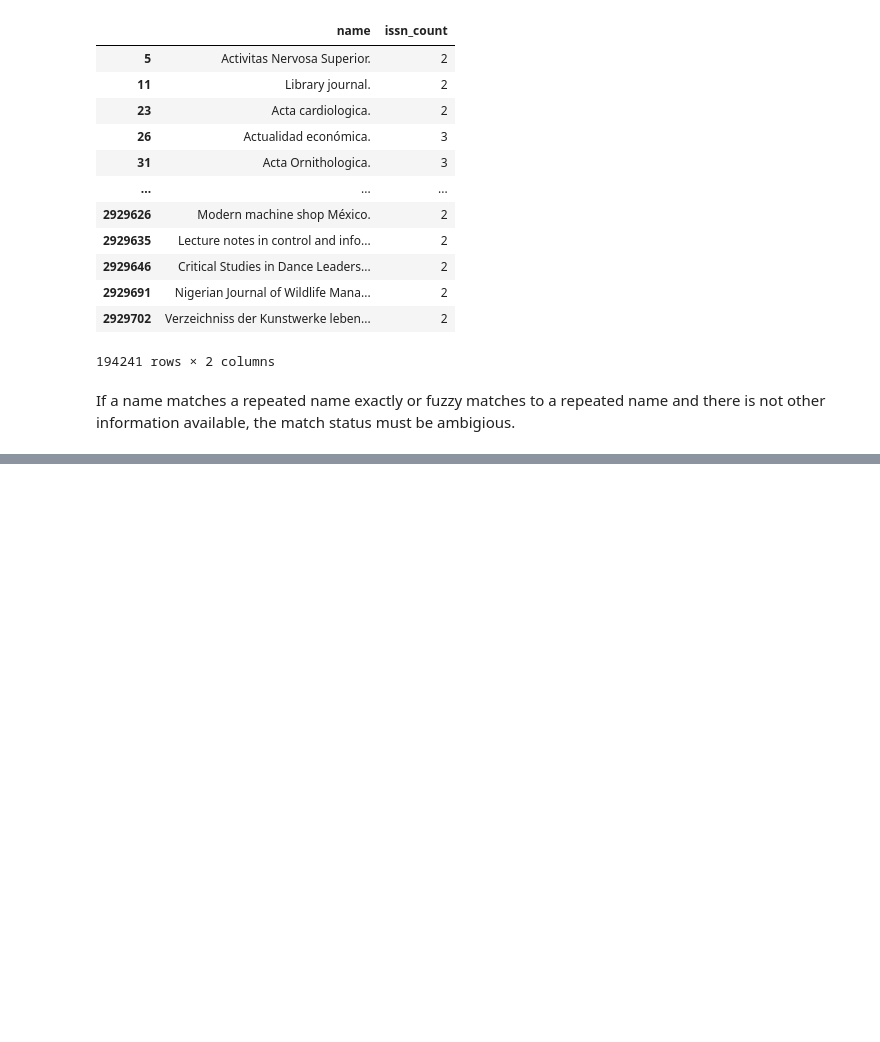
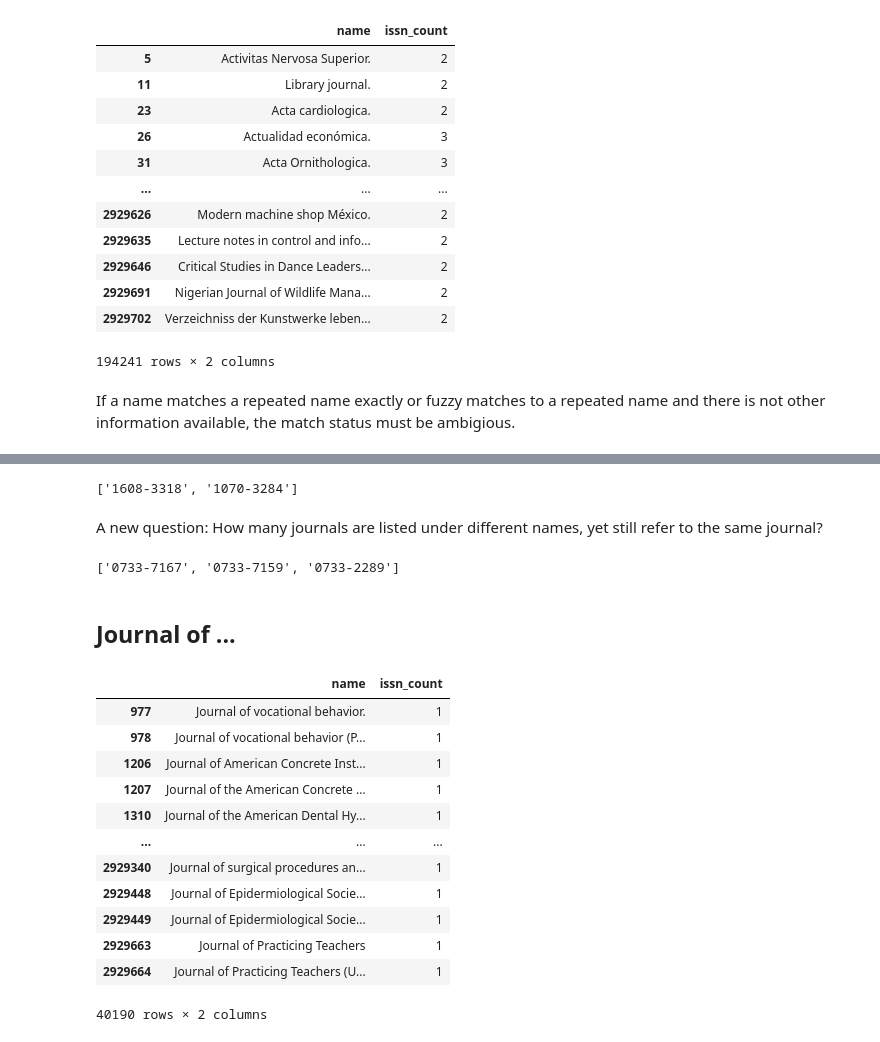
Before and after one commit to miku/fuzzycat, a Jupyter notebook: notebooks/Journal_Names.ipynb, the cells around one changed output, grey strips where cells are left out. Drawn from its saved outputs; the diff is of its cells as text; code cells hidden in the pictures; blank space fills up the shorter version.

```diff
--- a/notebooks/Journal_Names.ipynb
+++ b/notebooks/Journal_Names.ipynb
@@ -243,0 +334,28 @@ If a name matches a repeated name exactly or fuzzy matches to a repeated name an
+# %%
+mapping["Russian journal of coordination chemistry."]
+# %% [output]
+['1608-3318', '1070-3284']
+# %% [markdown]
+A new question: How many journals are listed under different names, yet still refer to the same journal?
+# %%
+mapping["San Bernardino County popular street atlas"]
+# %% [output]
+['0733-7167', '0733-7159', '0733-2289']
+# %% [markdown]
+## Journal of ...
+# %%
+df[df.name.str.startswith("Journal of")]
+# %% [output]
+|  | name | issn_count |
+| 977 | Journal of vocational behavior. | 1 |
+| 978 | Journal of vocational behavior (P... | 1 |
+| 1206 | Journal of American Concrete Inst... | 1 |
+| 1207 | Journal of the American Concrete ... | 1 |
+| 1310 | Journal of the American Dental Hy... | 1 |
+| ... | ... | ... |
+| 2929340 | Journal of surgical procedures an... | 1 |
+| 2929448 | Journal of Epidermiological Socie... | 1 |
+| 2929449 | Journal of Epidermiological Socie... | 1 |
+| 2929663 | Journal of Practicing Teachers | 1 |
+| 2929664 | Journal of Practicing Teachers (U... | 1 |
+40190 rows × 2 columns
```
Also changed, not shown: parts of 17 cells of this notebook.
